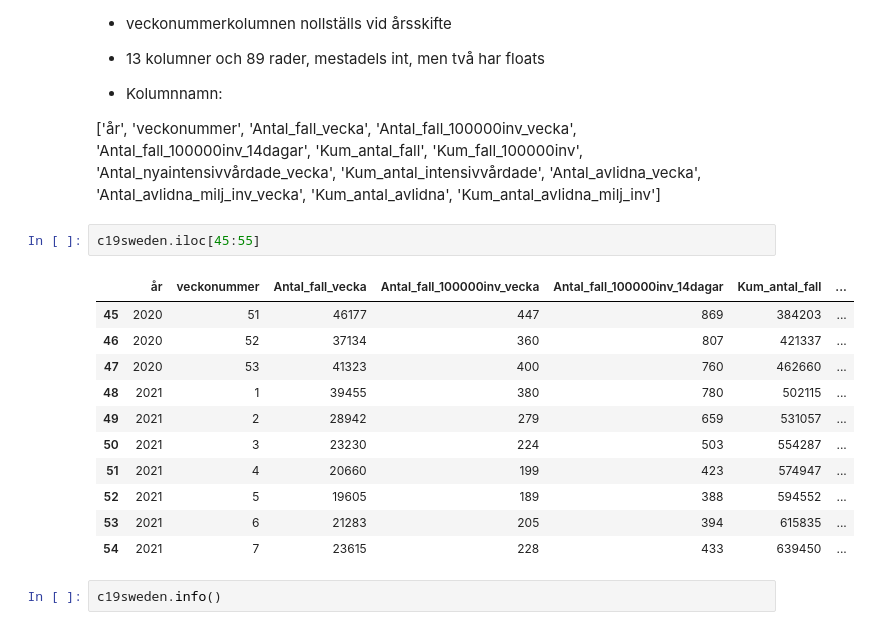
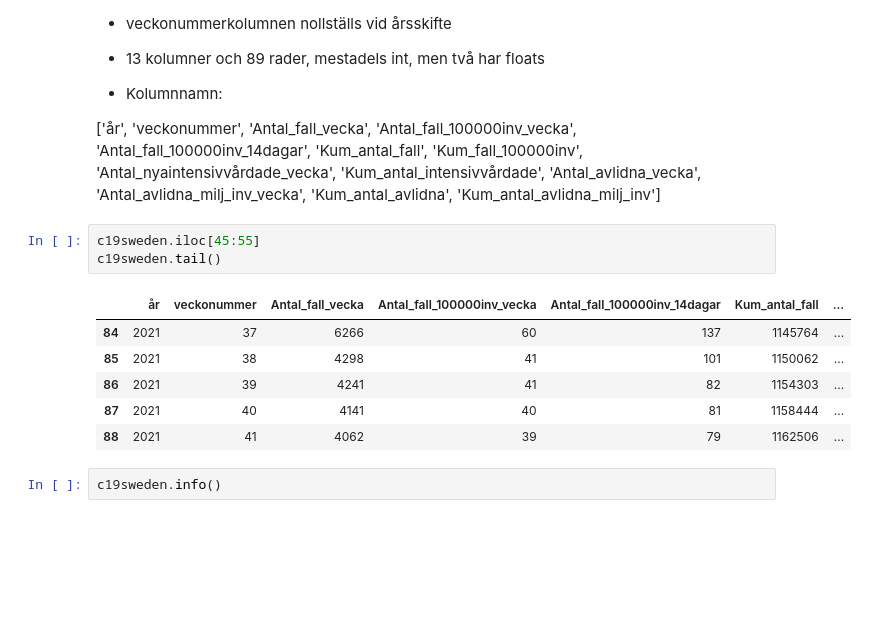
Before and after one commit to jwiegert/databehandling-joachim-wiegert, a Jupyter notebook: labs/lab1/jwiegert_lab1.ipynb, the cells around one changed output. Cells and saved outputs as stored; diff of their text form; blank space fills up the shorter version.

```diff
--- a/labs/lab1/jwiegert_lab1.ipynb
+++ b/labs/lab1/jwiegert_lab1.ipynb
@@ -28,18 +29,14 @@ c19sweden = pd.read_excel(
        'Kum_antal_avlidna', 'Kum_antal_avlidna_milj_inv']
 # %%
 c19sweden.iloc[45:55]
+c19sweden.tail()
 # %% [output]
 |  | år | veckonummer | Antal_fall_vecka | Antal_fall_100000inv_vecka | Antal_fall_100000inv_14dagar | Kum_antal_fall | ... |
-| 45 | 2020 | 51 | 46177 | 447 | 869 | 384203 | ... |
-| 46 | 2020 | 52 | 37134 | 360 | 807 | 421337 | ... |
-| 47 | 2020 | 53 | 41323 | 400 | 760 | 462660 | ... |
-| 48 | 2021 | 1 | 39455 | 380 | 780 | 502115 | ... |
-| 49 | 2021 | 2 | 28942 | 279 | 659 | 531057 | ... |
-| 50 | 2021 | 3 | 23230 | 224 | 503 | 554287 | ... |
-| 51 | 2021 | 4 | 20660 | 199 | 423 | 574947 | ... |
-| 52 | 2021 | 5 | 19605 | 189 | 388 | 594552 | ... |
-| 53 | 2021 | 6 | 21283 | 205 | 394 | 615835 | ... |
-| 54 | 2021 | 7 | 23615 | 228 | 433 | 639450 | ... |
+| 84 | 2021 | 37 | 6266 | 60 | 137 | 1145764 | ... |
+| 85 | 2021 | 38 | 4298 | 41 | 101 | 1150062 | ... |
+| 86 | 2021 | 39 | 4241 | 41 | 82 | 1154303 | ... |
+| 87 | 2021 | 40 | 4141 | 40 | 81 | 1158444 | ... |
+| 88 | 2021 | 41 | 4062 | 39 | 79 | 1162506 | ... |
 # %%
 c19sweden.info()
 # %% [output]
```
Also changed, not shown: parts of 7 cells of this notebook, 2 other files.
